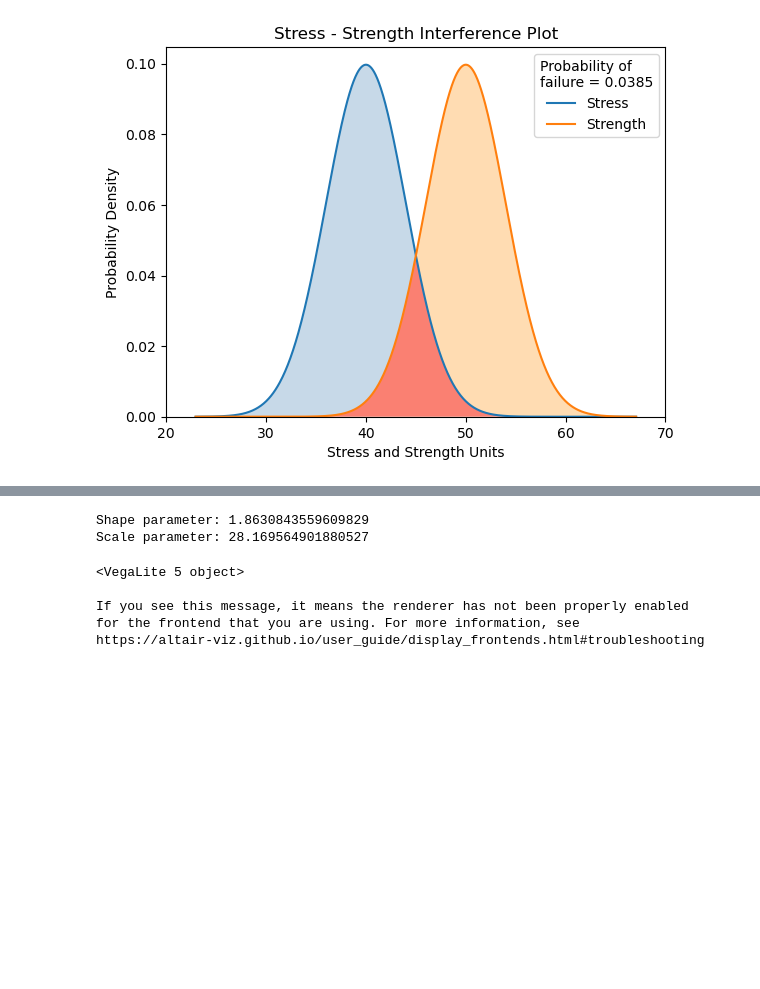
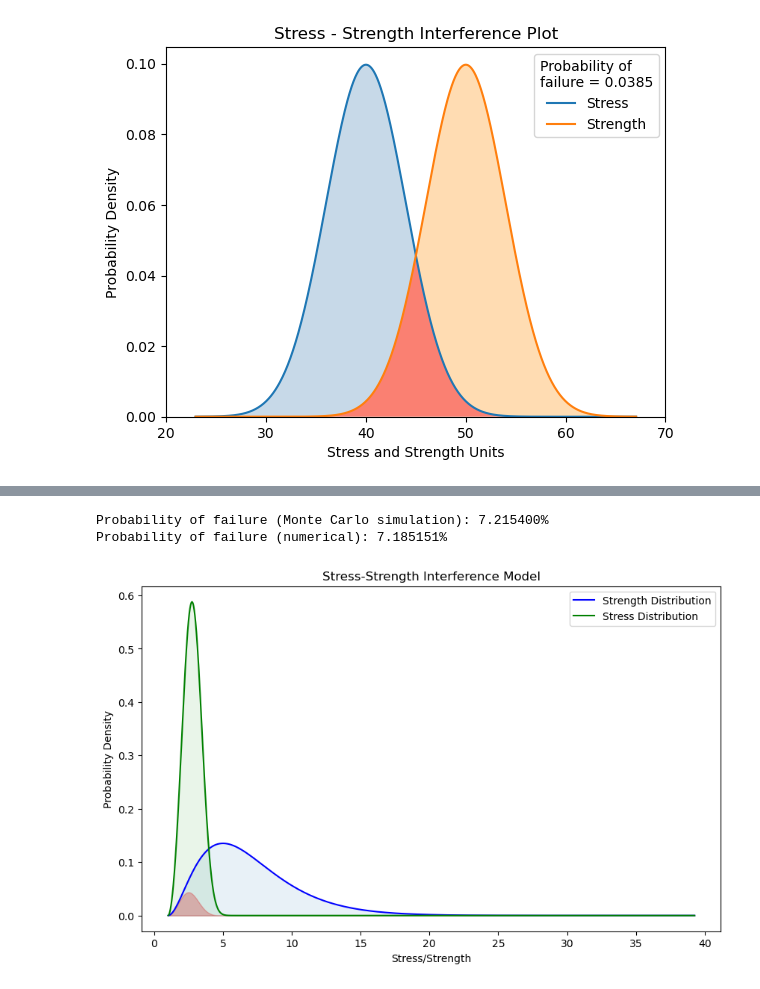
Before and after one commit to noriskworld/robust, a Jupyter notebook: stress_strength.ipynb, the cells around one changed output, grey strips where cells are left out. Saved outputs shown, nothing was run; the diff lists cells and outputs as text; code cells hidden in the pictures; blank space fills up the shorter version.

```diff
--- a/stress_strength.ipynb
+++ b/stress_strength.ipynb
@@ -274,37 +309,14 @@ Scale parameter: 48.0148003624413
-# %%
-dist = Weibull_Distribution(alpha=30, beta=2)  # creates the distribution object
-data = dist.random_samples(20, seed=42)  # draws 20 samples from the distribution. Seeded for repeatability
-
-initial_guess = [1.3, 50]
-
-# Optimization to fit Weibull distribution
-result = minimize(weibull_log_likelihood, initial_guess, args=(data, []), bounds=[(0.01, 10), (0.01, 100)])
-
-# Resulting shape and scale parameters
-shape, scale = result.x
-print(f"Shape parameter: {shape}")
-print(f"Scale parameter: {scale}")
-# %% [output]
-Shape parameter: 1.8630843559609829
-Scale parameter: 28.169564901880527
-# %%
-# import altair with an abbreviated alias
-import altair as alt
-alt.renderers.enable('mimetype')
-
-# load a sample dataset as a pandas DataFrame
-from vega_datasets import data
-cars = data.cars()
-
-# make the chart
-alt.Chart(cars).mark_point().encode(
-    x='Horsepower',
-    y='Miles_per_Gallon',
-    color='Origin',
-).interactive()
-# %% [output]
-<VegaLite 5 object>
-
-If you see this message, it means the renderer has not been properly enabled
-for the frontend that you are using. For more information, see
-https://altair-viz.github.io/user_guide/display_frontends.html#troubleshooting
+# %%
+#non normal example
+ssa = StressStrengthModel(
+    stress_dist = stats.weibull_min(3, loc=1, scale=2),
+    strength_dist = stats.gamma(3, loc=1, scale=2)
+)
+
+print(f"Probability of failure (Monte Carlo simulation): {ssa.probability_of_failure(method = 'monte_carlo'):.6%}")
+print(f"Probability of failure (numerical): {ssa.probability_of_failure():.6%}")
+ssa.plot_distributions()
+# %% [output]
+Probability of failure (Monte Carlo simulation): 7.215400%
+Probability of failure (numerical): 7.185151%
+[figure, added]
```
Also changed, not shown: parts of 9 cells of this notebook.
